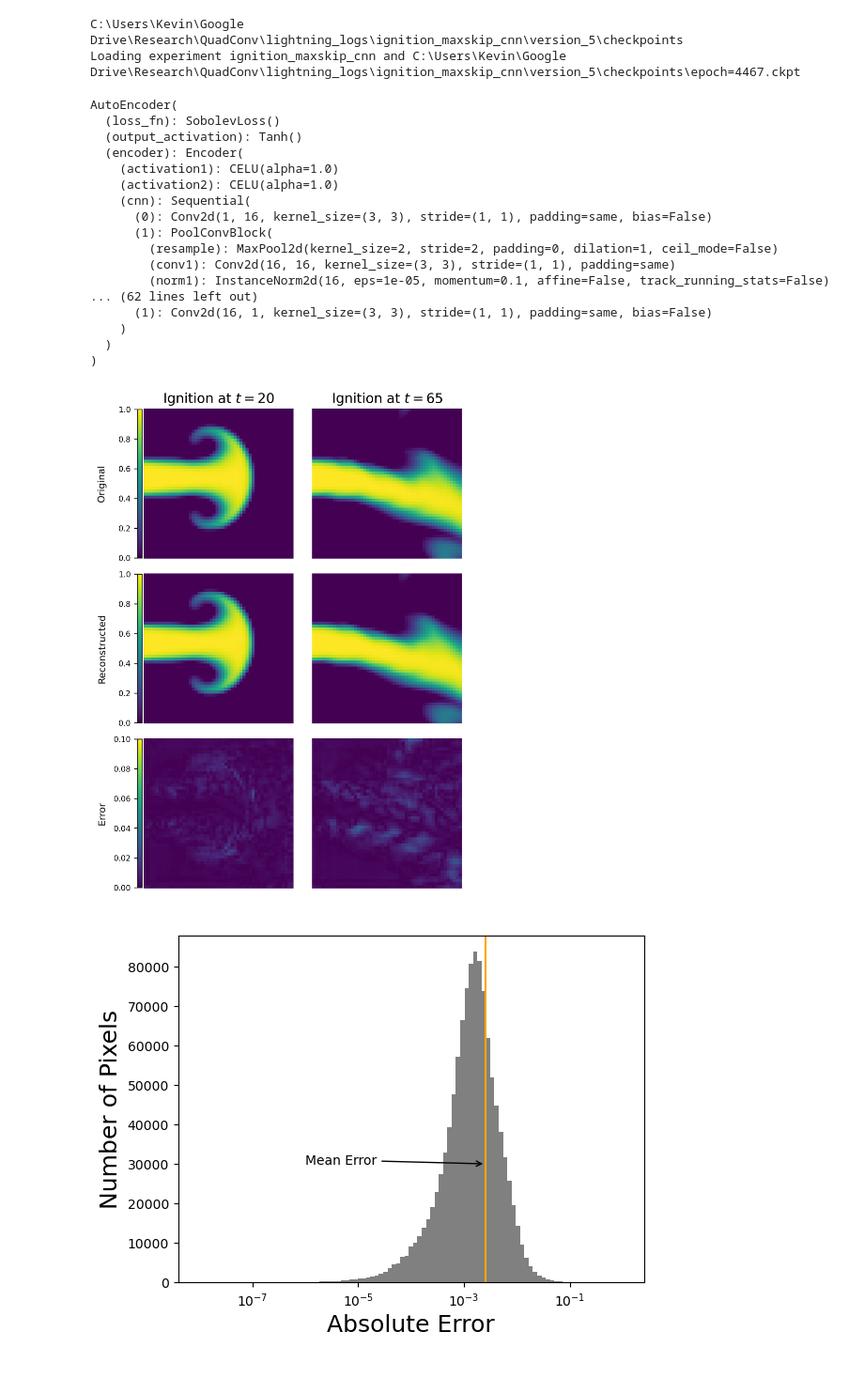
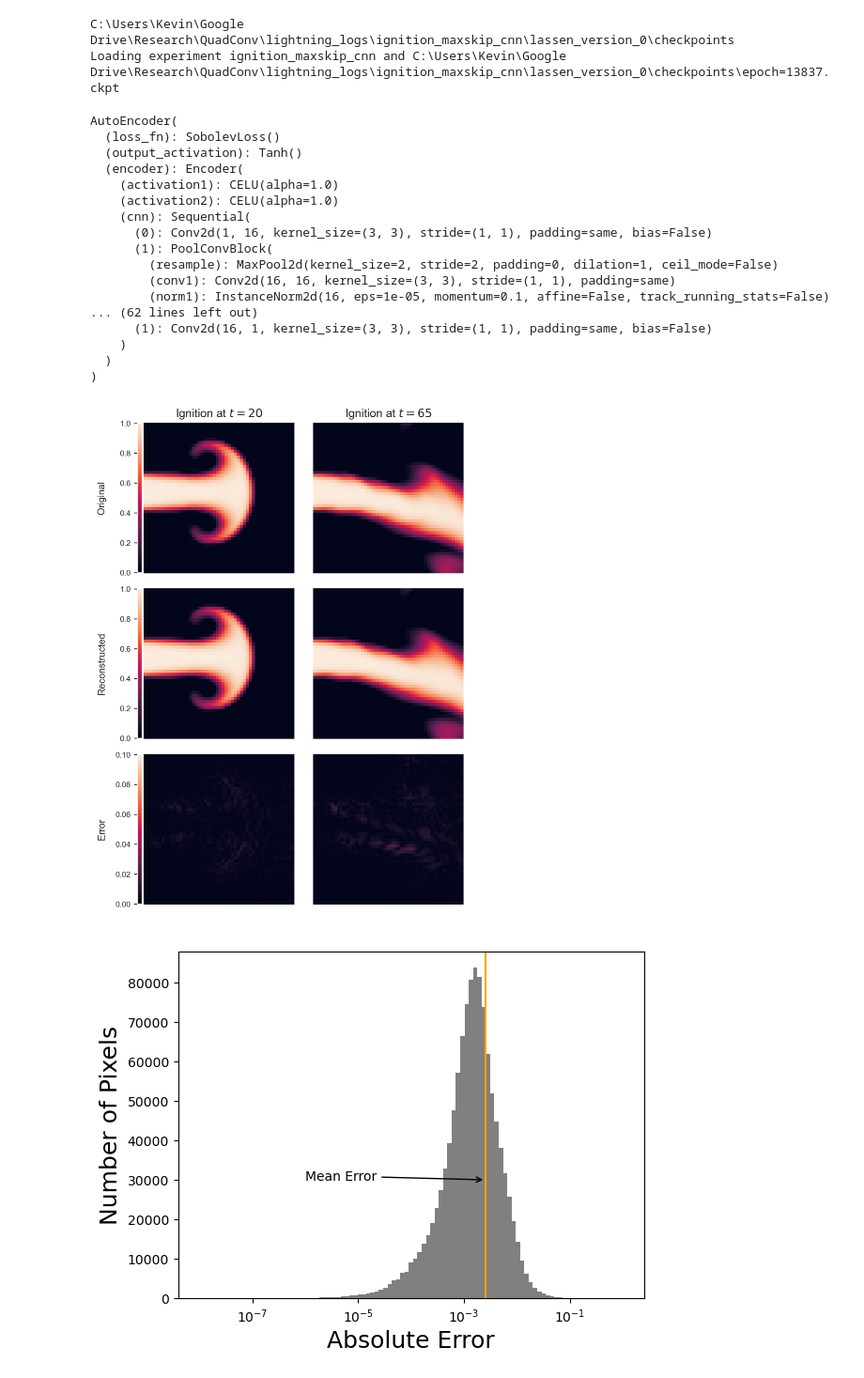
Before and after one commit to AlgorithmicDataReduction/PyTorch-QuadConv, a Jupyter notebook: notebooks/paper_figures_ignition_grid_cnn.ipynb, the cells around one changed output. Shown at 94% size. Cells and saved outputs as stored; diff of their text form; code cells hidden in the pictures.

```diff
--- a/notebooks/paper_figures_ignition_grid_cnn.ipynb
+++ b/notebooks/paper_figures_ignition_grid_cnn.ipynb
@@ -13,10 +13,14 @@ from matplotlib.tri import Triangulation as triang
 # %%
 from core.autoencoder import AutoEncoder
 from core.structured_data import GridDataModule
+
+import seaborn
+
+seaborn.set_style("darkgrid")
 # %%
 #### Change the entries here to analyze a new model / dataset
 experiment_name = 'ignition_maxskip_cnn'
-model_checkpoint_path = Path('C:\\Users\\Kevin\\Google Drive\\Research\\QuadConv\\lightning_logs\\ignition_maxskip_cnn\\version_5') / 'checkpoints'
+model_checkpoint_path = Path('C:\\Users\\Kevin\\Google Drive\\Research\\QuadConv\\lightning_logs\\ignition_maxskip_cnn\\lassen_version_0') / 'checkpoints'
 input_shape = (1,1,50,50)
 ###################
 
@@ -44,8 +48,8 @@ model = AutoEncoder.load_from_checkpoint(checkpoint[0], input_shape=input_shape,
 model.eval()
 model.to('cpu')
 # %% [output]
-C:\Users\Kevin\Google Drive\Research\QuadConv\lightning_logs\ignition_maxskip_cnn\version_5\checkpoints
-Loading experiment ignition_maxskip_cnn and C:\Users\Kevin\Google Drive\Research\QuadConv\lightning_logs\ignition_maxskip_cnn\version_5\checkpoints\epoch=4467.ckpt
+C:\Users\Kevin\Google Drive\Research\QuadConv\lightning_logs\ignition_maxskip_cnn\lassen_version_0\checkpoints
+Loading experiment ignition_maxskip_cnn and C:\Users\Kevin\Google Drive\Research\QuadConv\lightning_logs\ignition_maxskip_cnn\lassen_version_0\checkpoints\epoch=13837.ckpt
 AutoEncoder(
   (loss_fn): SobolevLoss()
   (output_activation): Tanh()
@@ -78,6 +82,9 @@ time_steps = [20 , 65]
 
 max_disp = torch.max(dataset)
 min_disp = torch.min(dataset)
+
+my_map = seaborn.color_palette(palette='rocket', as_cmap=True)
+
 
 max_disp = 1
 min_disp = 0
@@ -93,17 +100,17 @@ fig = plt.figure(figsize=(6,9), dpi=300)
 axs = [fig.add_subplot(3,2,i+1) for i in range(6)]
 
 
-map_it0 = axs[0].pcolor(*grid,dataset[time_steps[0],0,:].reshape(50,50),  vmin=min_disp, vmax=max_disp)
+map_it0 = axs[0].pcolor(*grid,dataset[time_steps[0],0,:].reshape(50,50),  vmin=min_disp, vmax=max_disp, cmap=my_map)
 
-map_it2 = axs[2].pcolor(*grid,processed_data[time_steps[0],0,:].reshape(50,50), vmin=min_disp, vmax=max_disp)
+map_it2 = axs[2].pcolor(*grid,processed_data[time_steps[0],0,:].reshape(50,50), vmin=min_disp, vmax=max_disp, cmap=my_map)
 
-map_it4 = axs[4].pcolor(*grid, difference_norm[time_steps[0],0,:].reshape(50,50),  vmin=0, vmax=0.1)
+map_it4 = axs[4].pcolor(*grid, difference_norm[time_steps[0],0,:].reshape(50,50),  vmin=0, vmax=0.1, cmap=my_map)
 
-axs[1].pcolor(*grid, dataset[time_steps[1],0,:].reshape(50,50),  vmin=min_disp, vmax=max_disp)
+axs[1].pcolor(*grid, dataset[time_steps[1],0,:].reshape(50,50),  vmin=min_disp, vmax=max_disp, cmap=my_map)
 
-axs[3].pcolor(*grid, processed_data[time_steps[1],0,:].reshape(50,50), vmin=min_disp, vmax=max_disp)
+axs[3].pcolor(*grid, processed_data[time_steps[1],0,:].reshape(50,50), vmin=min_disp, vmax=max_disp, cmap=my_map)
 
-axs[5].pcolor(*grid, difference_norm[time_steps[1],0,:].reshape(50,50), vmin=0, vmax=0.1)
+axs[5].pcolor(*grid, difference_norm[time_steps[1],0,:].reshape(50,50), vmin=0, vmax=0.1, cmap=my_map)
 
 # Tweak all the axes
 for ax in axs:
@@ -115,7 +122,7 @@ for ax in axs:
     ax.spines['left'].set_color('none')
     ax.spines['right'].set_color('none')
     ax.tick_params(labelcolor='w', top=False, bottom=False, left=False, right=False)
-    #ax.set_axis_off()
+    ax.set_axis_off()
 
 plt.subplots_adjust(hspace = 0.1, wspace = 0.1)
 
@@ -129,40 +136,40 @@ pos = bbox.bounds
 ax_cb = fig.add_axes([pos[0] - 0.015, pos[1] + 0.001 , pos[2]*0.03, pos[3] - 0.002])
 plt.colorbar(map_it0, cax=ax_cb)
 ax_cb.yaxis.set_ticks_position('left')
 ax_cb.tick_params(labelsize = 8)
 
 bbox = axs[2].get_position()
 pos = bbox.bounds
 ax_cb = fig.add_axes([pos[0]- 0.015, pos[1] + 0.001, pos[2]*0.03, pos[3] - 0.002])
 plt.colorbar(map_it2, cax=ax_cb)
 ax_cb.yaxis.set_ticks_position('left')
 ax_cb.tick_params(labelsize = 8)
 
 bbox = axs[4].get_position()
 pos = bbox.bounds
 ax_cb = fig.add_axes([pos[0] - 0.015, pos[1] + 0.001, pos[2]*0.03, pos[3] - 0.002])
 plt.colorbar(map_it4, cax=ax_cb)
 ax_cb.yaxis.set_ticks_position('left')
 ax_cb.tick_params(labelsize = 8)
 
 
 
-axs[0].set_title(r'Ignition at $t=20$', fontsize=14)
+axs[0].set_title(r'Ignition at $t=20$')
 
-axs[1].set_title(r'Ignition at $t=65$', fontsize=14)
+axs[1].set_title(r'Ignition at $t=65$')
 
 
 axs[0].yaxis.set_label_coords(-0.25,0.5)
-axs[0].set_ylabel('Original', fontsize = 10)
+axs[0].set_ylabel('Original')
 axs[2].yaxis.set_label_coords(-0.25,0.5)
-axs[2].set_ylabel('Reconstructed', fontsize = 10)
+axs[2].set_ylabel('Reconstructed')
 axs[4].yaxis.set_label_coords(-0.25,0.5)
-axs[4].set_ylabel('Error', fontsize = 10)
+axs[4].set_ylabel('Error')
 
 
-fig.savefig(save_path / 'cnn_ignition_grid_viz_results.pdf', format='pdf')
+fig.savefig(save_path / 'cnn_ignition_grid_viz_results.pdf', format='pdf', bbox_inches='tight')
 # %% [output]
-[figure, old version]
+[figure, new version]
 # %%
 
 plt.hist(difference_norm.flatten(),bins=np.logspace(np.log10(1e-8),np.log10(1.0), 100), log=False, color='grey')
```
Also changed, not shown: parts of 2 cells of this notebook, 2 other files.
